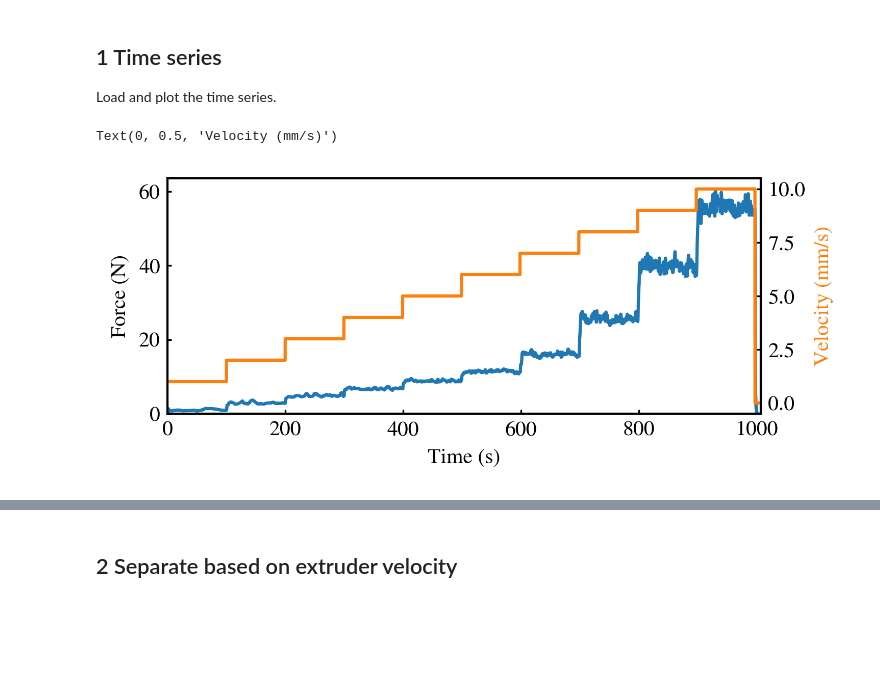
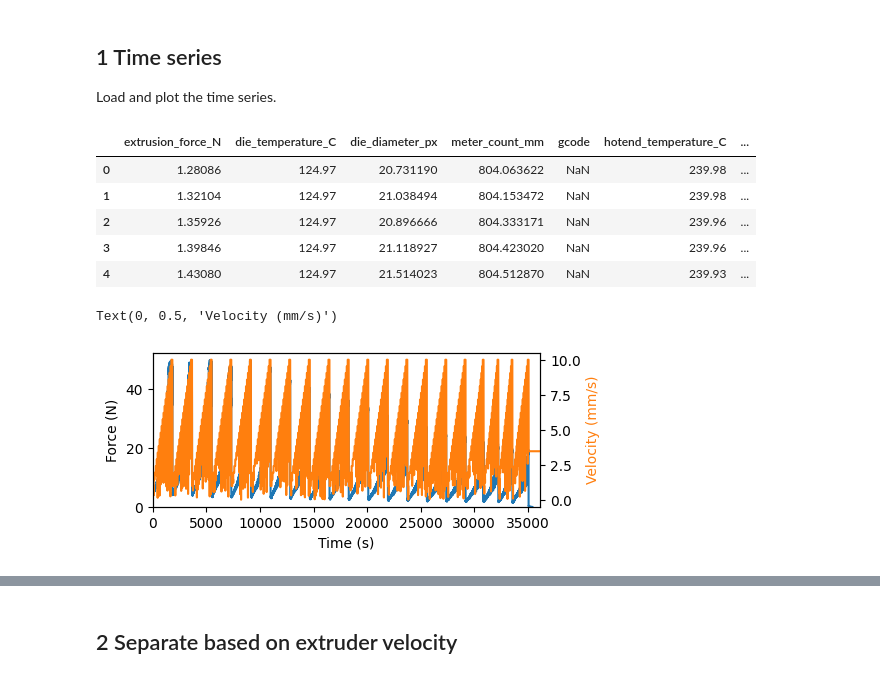
Before and after one commit to ZLoverty/ETP, a Jupyter notebook: Code/extrusion_force.ipynb, the cells around one changed output, grey strips where cells are left out. Saved outputs shown, nothing was run; the diff lists cells and outputs as text; code cells hidden in the pictures; blank space fills up the shorter version.

```diff
--- a/Code/extrusion_force.ipynb
+++ b/Code/extrusion_force.ipynb
@@ -23,24 +18,32 @@ Bad value in file '/home/zhengyang/.config/matplotlib/matplotlibrc', line 43 ('g
 
 Load and plot the time series.
 # %%
-data_folder = Path("/home/zhengyang/Google Drive/Polymaker/003.挤出过程研究/003.挤出测试平台/实验数据/003.散装数据/2025-09-16")
-filename = "测试2025.09.16--10-57-s-240.xls"
-data = pd.read_csv(data_folder / filename, sep="\t", encoding="gbk")
-interval = 0.1
+data_folder = Path(r"G:\我的云端硬盘\Polymaker\003.挤出过程研究\003.挤出测试平台\实验数据\002.挤出力数据\PolyLite_ABS")
+filename = "20251118_112126_autosave.csv"
+data = pd.read_csv(data_folder / filename, encoding="gbk")
+# %%
+data.head()
+# %% [output]
+|  | extrusion_force_N | die_temperature_C | die_diameter_px | meter_count_mm | gcode | hotend_temperature_C | ... |
+| 0 | 1.28086 | 124.97 | 20.731190 | 804.063622 | NaN | 239.98 | ... |
+| 1 | 1.32104 | 124.97 | 21.038494 | 804.153472 | NaN | 239.98 | ... |
+| 2 | 1.35926 | 124.97 | 20.896666 | 804.333171 | NaN | 239.96 | ... |
+| 3 | 1.39846 | 124.97 | 21.118927 | 804.423020 | NaN | 239.96 | ... |
+| 4 | 1.43080 | 124.97 | 21.514023 | 804.512870 | NaN | 239.93 | ... |
 # %%
-t = data.index * interval
-force = data["压力 kg"] * 9.8
-velocity = data["当前速度值 mm/s"]
+t = data.time_s - data.time_s.min()
+force = data.extrusion_force_N
+velocity = data.feedrate_mms
 plt.figure(figsize=(5, 2))
 plt.plot(t, force)
 plt.xlim(0, t.max())
 plt.ylim(0, force.max() * 1.05)
 plt.xlabel("Time (s)")
 plt.ylabel("Force (N)")
 ax = plt.gca()
 ax1 = ax.twinx()
 ax1.plot(t, velocity, color="C1")
 ax1.set_ylabel("Velocity (mm/s)", color="C1")
 # %% [output]
 Text(0, 0.5, 'Velocity (mm/s)')
-[figure, old version]
+[figure, new version]
```
Also changed, not shown: parts of 6 cells of this notebook.
